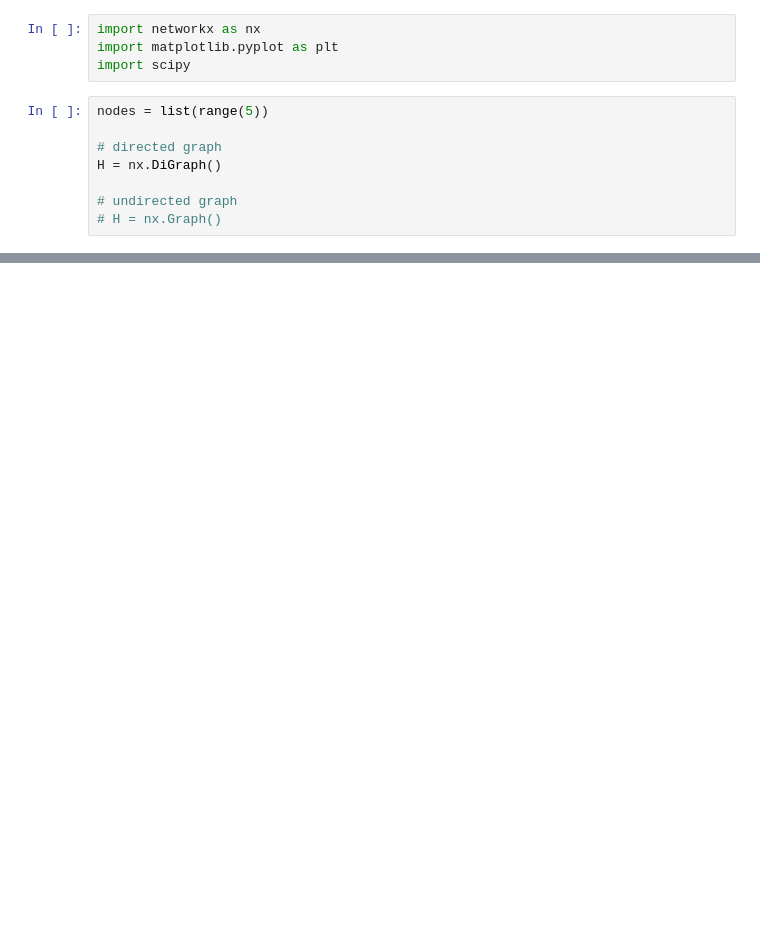
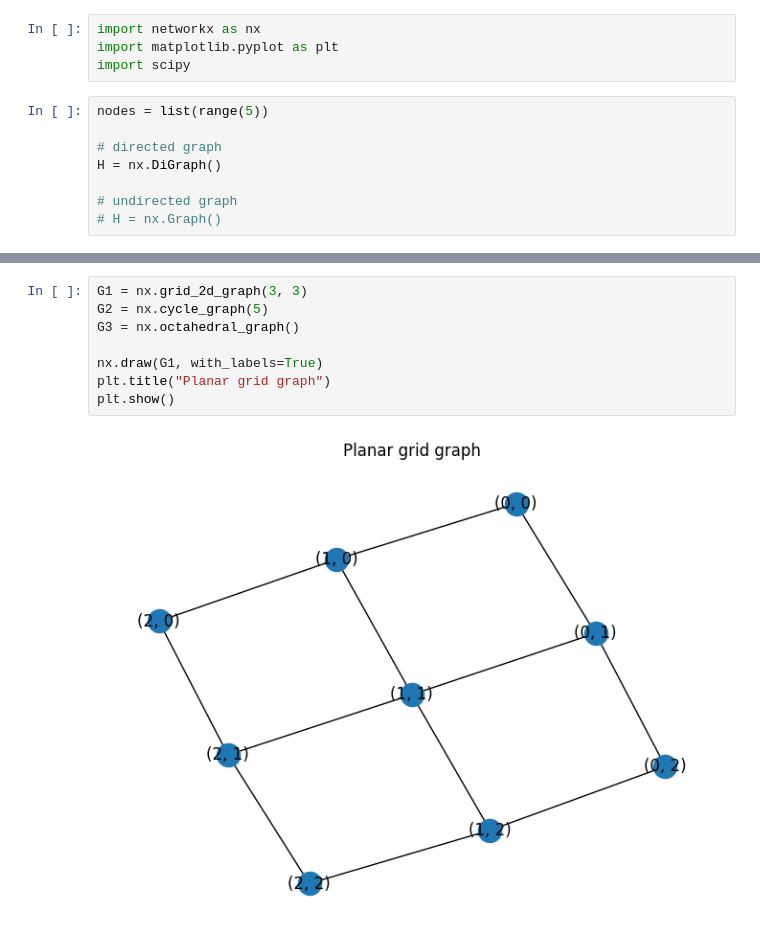
Before and after one commit to rrvrs/gnn, a Jupyter notebook: gnn.ipynb, the cells around one changed output, grey strips where cells are left out. Saved outputs shown, nothing was run; the diff lists cells and outputs as text; blank space fills up the shorter version.

```diff
--- a/gnn.ipynb
+++ b/gnn.ipynb
@@ -53,0 +80,10 @@ Sum of all degrees: 15
+# %%
+G1 = nx.grid_2d_graph(3, 3)
+G2 = nx.cycle_graph(5)
+G3 = nx.octahedral_graph()
+
+nx.draw(G1, with_labels=True)
+plt.title("Planar grid graph")
+plt.show()
+# %% [output]
+[figure, added]
```
Also changed, not shown: parts of 9 cells of this notebook.
